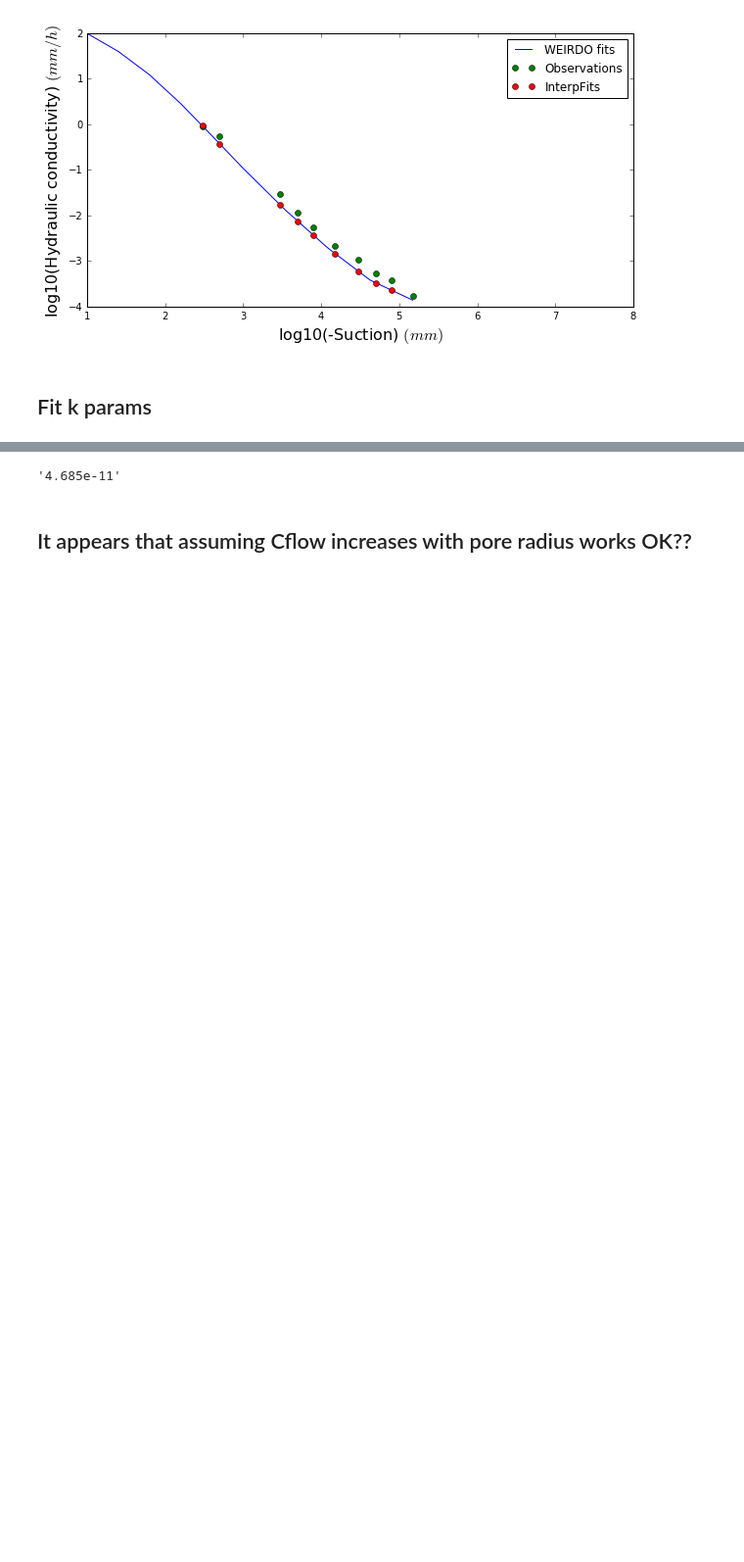
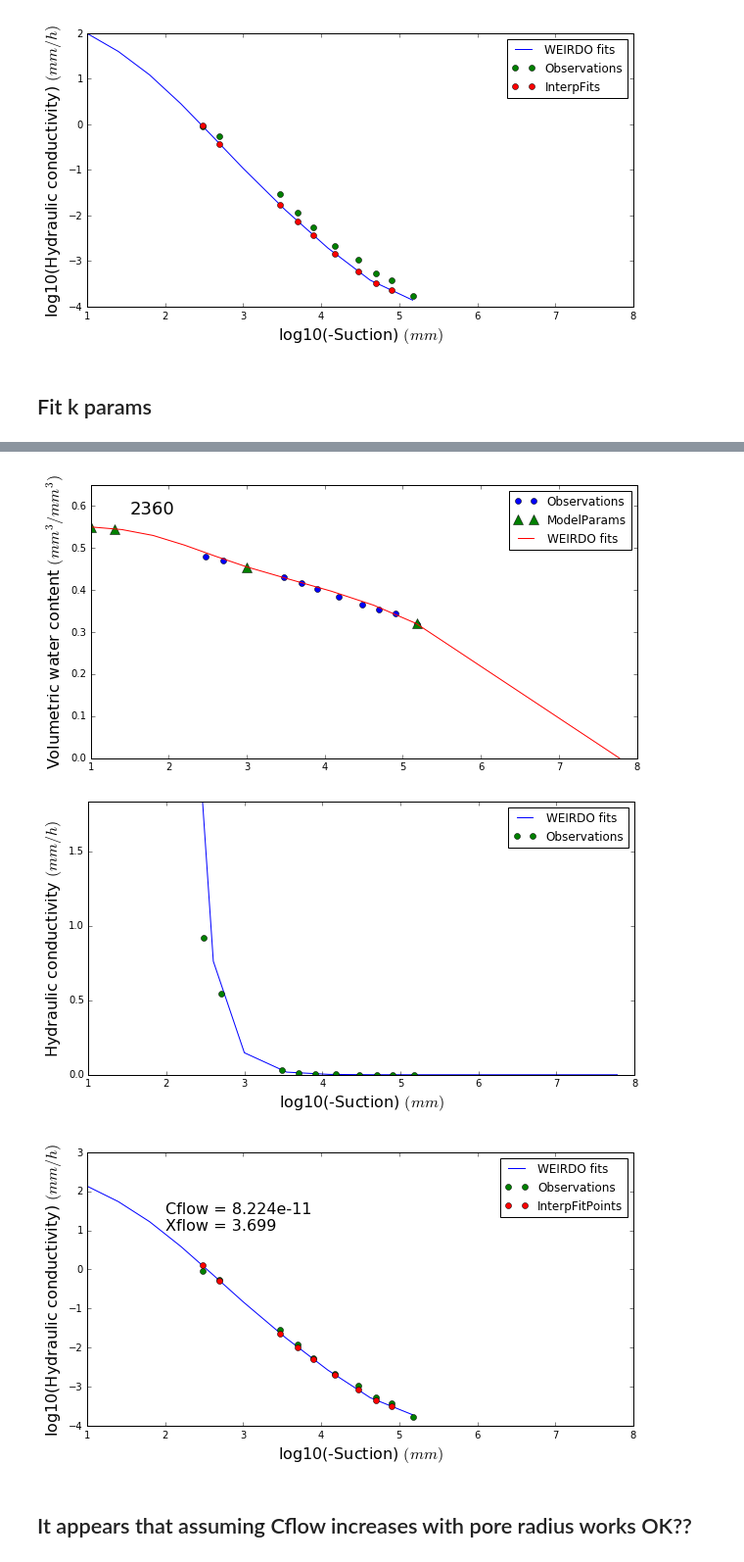
Before and after one commit to PlantandFoodResearch/MultiPoreWater, a Jupyter notebook: KParamFit.ipynb, the cells around one changed output, grey strips where cells are left out. Shown at 98% size. Cells and saved outputs as stored; diff of their text form; code cells hidden in the pictures; blank space fills up the shorter version.

```diff
--- a/KParamFit.ipynb
+++ b/KParamFit.ipynb
@@ -299,21 +299,34 @@ def AccumCond(x, FitFrame):
     return ret_val
 
 def ConductivityFrame(FitSAT,FitDUL,FitLL,psibub,Cflow,Xflow):
+    # PsiUpper units = mmH2O
     FitFrame = pd.DataFrame(data=BoundPSI,columns = ['PsiUpper'])
+    # PsiUpper units = mmH2O
     FitFrame.ix[:,'PsiLower'] = [PsiLower(x, FitFrame) for x in range(FitFrame.index.size)]
-    FitFrame.ix[:,'Psi'] = (FitFrame.ix[:,'PsiLower'] + FitFrame.ix[:,'PsiUpper'])/2
+     # LowerDiameter Units = um
     FitFrame.ix[:,'UpperDiameter'] = -30000/FitFrame.ix[:,'PsiUpper']
+     # LowerDiameter Units = um
     FitFrame.ix[:,'LowerDiameter'] = 0
     FitFrame.ix[:,'LowerDiameter'] = [LowerDia(x, FitFrame) for x in range(FitFrame.index.size)]
+    # Radius units = um
     FitFrame.ix[:,'PoreRadius'] = (FitFrame.ix[:,'UpperDiameter']+FitFrame.ix[:,'LowerDiameter'])/4
+    # Area units = um2
     FitFrame.ix[:,'PoreArea'] = np.pi * np.power(FitFrame.ix[:,'PoreRadius'],2)
+    # ThetaUpper Units = mm3/mm3
     FitFrame.ix[:,'ThetaUpper'] = ThetaCurvemm5pt(FitSAT,FitDUL,FitLL,BoundPSI,psibub)
+    # ThetaLower Units = mm3/mm3
     FitFrame.ix[:,'ThetaLower'] = [thetaLower(x, FitFrame) for x in range(FitFrame.index.size)]
+    # Volume Units = mm3/mm3
     FitFrame.ix[:,'Volume'] = FitFrame.ix[:,'ThetaUpper']-FitFrame.ix[:,'ThetaLower']
+    # Number units = /m
     FitFrame.ix[:,'Number'] = np.divide(FitFrame.ix[:,'Volume'],np.divide(FitFrame.ix[:,'PoreArea'], 1000000000000))
+    # PoreFlowRate units = mm3/s
     FitFrame.ix[:,'PoreFlowRate'] = Cflow * np.power(FitFrame.ix[:,'PoreRadius'],Xflow)
+    # VolumetricFlowRate units = mm3/s/m2
     FitFrame.ix[:,'VolumetricFlow'] = FitFrame.ix[:,'PoreFlowRate'] * FitFrame.ix[:,'Number']
+    # PoreCapilalarity units = mm/h
     FitFrame.ix[:,'PoreCapillarity'] = FitFrame.ix[:,'VolumetricFlow']/1e6*3600
+    # Conductivity (of all pores) units = mm/h
     FitFrame.ix[:,'Conductivity'] = [0] * 11
     for x in reversed(range(FitFrame.index.size)):
         FitFrame.ix[x,'Conductivity'] = AccumCond(x, FitFrame)
@@ -401,3 +391,3 @@ map(str,GraphData.index.drop_duplicates().values)
 # %%
 Fits = pd.DataFrame(index = map(str,GraphData.index.drop_duplicates().values),
-                    columns = ['SAT','DUL','LL','psibub','Cflow','XFlow'])
+                    columns = ['SAT','DUL','LL','psibub','Cflow','Xflow'])
@@ -494,5 +442,0 @@ plt.legend()
-# %%
-Cflow = res[0][0]
-'%.4g' % Cflow
-# %% [output]
-'4.685e-11'
@@ -548,3 +443,18 @@ def MakeConductivityFrame(SAT,DUL,LL15,psibub,Cflow,Xflow):
+# %%
+Set = '2360'
+FitSAT = 0.55
+FitDUL = 0.455
+FitLL = 0.32
+psibub = -20  #Should be a value between -10 and -600
+lower = [0,0]
+upper = [.001,10]
+p0 = [6e-11,3.7]
+
+FitNGraph(Set,FitSAT,FitDUL,FitLL,psibub,lower,upper,p0)
+# %% [output]
+[figure, added]
+[figure, added]
+[figure, added]
 # %%
 def MakePlot(Set,FitSAT,FitDUL,FitLL,psibub,Cflow,Xflow):
     fig = plt.figure(figsize=(10,5))
```
Also changed, not shown: parts of 7 cells of this notebook.
